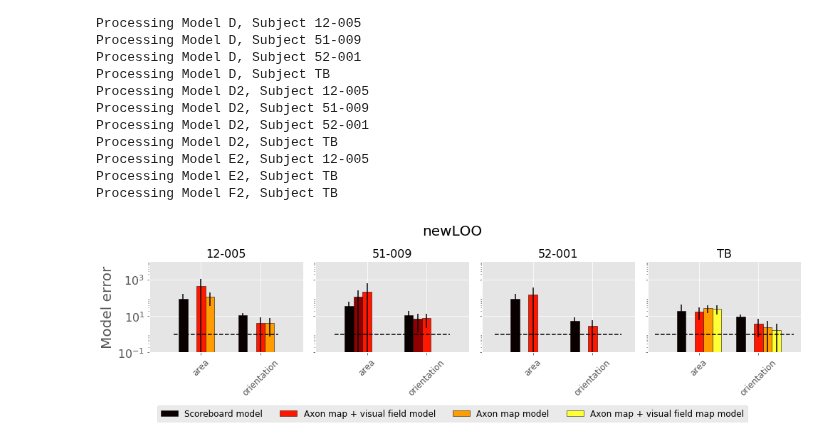
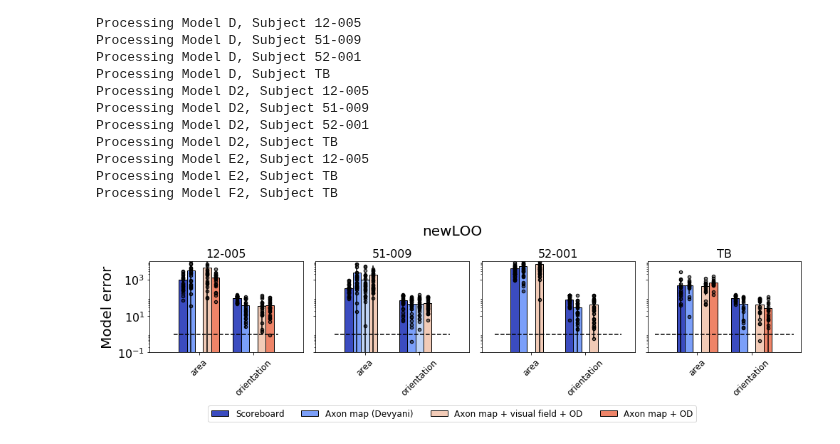
Before and after one commit to VisCog/ArgusShapes, a Jupyter notebook: examples/notebooks/plot-crossval-props.ipynb, the cells around one changed output. Drawn from its saved outputs; the diff is of its cells as text; code cells hidden in the pictures.

Commit message:
update plot crossval props

```diff
--- a/examples/notebooks/plot-crossval-props.ipynb
+++ b/examples/notebooks/plot-crossval-props.ipynb
@@ -14,5 +14,5 @@ from sklearn.base import clone
 
 %matplotlib inline
 import matplotlib.pyplot as plt
-plt.style.use('ggplot')
+# plt.style.use('ggplot')
 # %% [output]
@@ -41,7 +41,18 @@ array(['../../results/newLOO/A-crossval-swarm_12-005_2018-01-30_07-25-57.pickle'
       dtype='<U72')
 # %%
 subjects = ['12-005', '51-009', '52-001', 'TB']
-models = ['A', 'C', 'C2', 'D', 'D2', 'E2', 'F2']
+models = {
+    'A': 'Scoreboard',
+    'B': 'Scoreboard + visual field',
+    'C': 'Axon map (Devyani)',
+    'C2': 'Axon map + OD',
+    'D': 'Axon map (Devyani) + visual field',
+    'D2': 'Axon map + visual field + OD',
+    'E': 'Axon map',
+    'E2': 'Axon map + OD',
+    'F': 'Axon map + visual field map',
+    'F2': 'Axon map + visual field map + OD'
+}
 assert_params = {
     'amplitude': 2.0,
     'w_scale': 20,
@@ -111,13 +122,13 @@ def calc_props_loss(ytyp, specifics, drawing_error, idx_el):
         assert el in drawing_error[subject]
 
         # Calc relative error: area
-        err = ((yt_area - yp_area) ** 2) / drawing_error[subject][el]['area']
+        err = ((yt_area - yp_area) ** 2) #/ drawing_error[subject][el]['area']
         area.append(err)
 
         # Calc relative error: orientation
         err = np.rad2deg(np.abs(yt_orient - yp_orient))
         err = 360 - err if err > 180 else err
-        err = (err ** 2) / drawing_error[subject][el]['orientation']
+        err = (err ** 2) #/ drawing_error[subject][el]['orientation']
         orient.append(err)
 
     return {'area': area, 'orientation': orient}
@@ -175,43 +178,44 @@ model_names = {
-# %%
-models = ['A', 'C2', 'D2', 'E2', 'F2']
 # %%
+plot_models = ['A', 'C', 'C2', 'D2', 'E2']
 cols = ['area', 'orientation']
 N = len(cols)
 width = 0.3 / N
 ind = np.arange(N)
 
 fig, axes = plt.subplots(ncols=len(subjects), figsize=(14, 4), sharex=True, sharey=True)
-cm = plt.get_cmap('hot')
+cm = plt.get_cmap('coolwarm')
 
 show_ylabel = True
 for ax, subject in zip(axes.ravel(), subjects):
     rects = {}
-    for m, model in enumerate(models):
+    for m, model in enumerate(plot_models):
+        pcolor = list(cm(m / len(plot_models)))
         for c, col in enumerate(cols):
             if not loss[model][subject]:
                 continue
             attr = [l[col] for l in loss[model][subject]]
             attr = [item for sublist in attr for item in sublist]
             r = ax.bar(c + m * width, np.mean(np.sqrt(attr)), width, yerr=np.std(np.sqrt(attr)),
-                       color=cm(m / len(models)), edgecolor='k',
-                       label='Model %s' % model)
+                       color=pcolor, edgecolor='k')
+            ax.scatter(np.ones_like(attr) * (c + m * width), np.sqrt(attr), color=(0, 0, 0, 0.5),
+                       edgecolor='k', zorder=5, s=20)
             rects[model] = r[0]
     a = ax.axis()
     ax.plot([a[0], a[1]], [1, 1], 'k--')
     if show_ylabel:
         ax.set_ylabel('Model error', fontsize=20)
         show_ylabel = False
-    ax.set_xticks(ind + 0.5 * (len(models) - 1) * width)
+    ax.set_xticks(ind + 0.5 * width * (len(plot_models) - 1))
     ax.set_xticklabels(cols, rotation=45, ha='center', fontsize=12)
     ax.set_yscale('log')
     ax.set_ylim(0.1, 10000)
     ax.yaxis.set_tick_params(labelsize=16)
     ax.set_title('%s' % subject, fontsize=16)
 fig.suptitle(os.path.basename(os.path.dirname(results_dir)), fontsize=20)
-fig.legend([rects[m] for m in models if m in rects],
-          [model_names[m] for m in models if m in rects],
+fig.legend([rects[m] for m in plot_models if m in rects],
+           [models[m] for m in plot_models if m in rects],
           ncol=4, loc='lower center', fontsize=12)
 fig.tight_layout(rect=[0, 0.1, 1, 0.9])
 fig.savefig(os.path.join(results_dir, 'mse_props_loss.png'))
 # %% [output]
-[figure, old version]
+[figure, new version]
```
Also changed, not shown: parts of 9 cells of this notebook.
